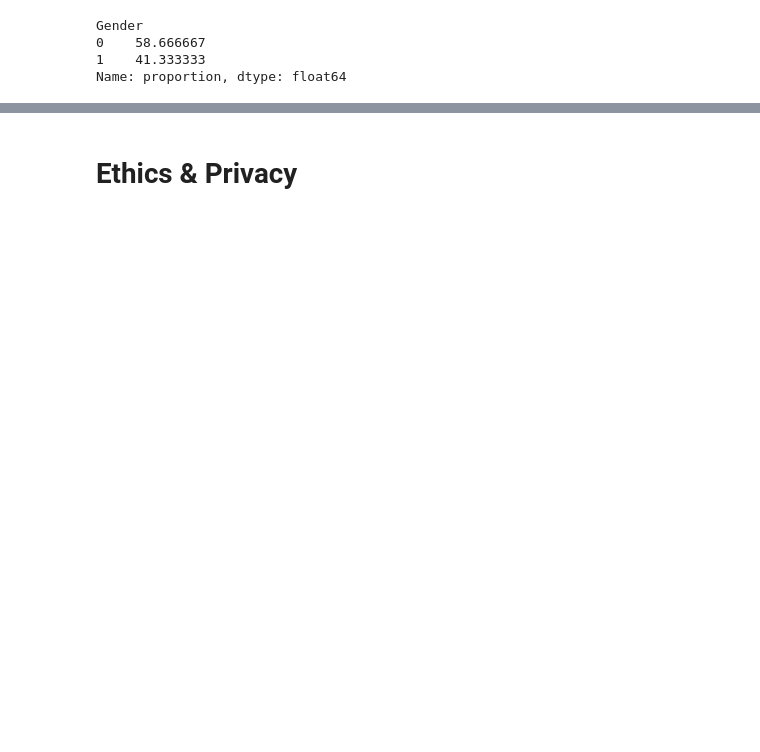
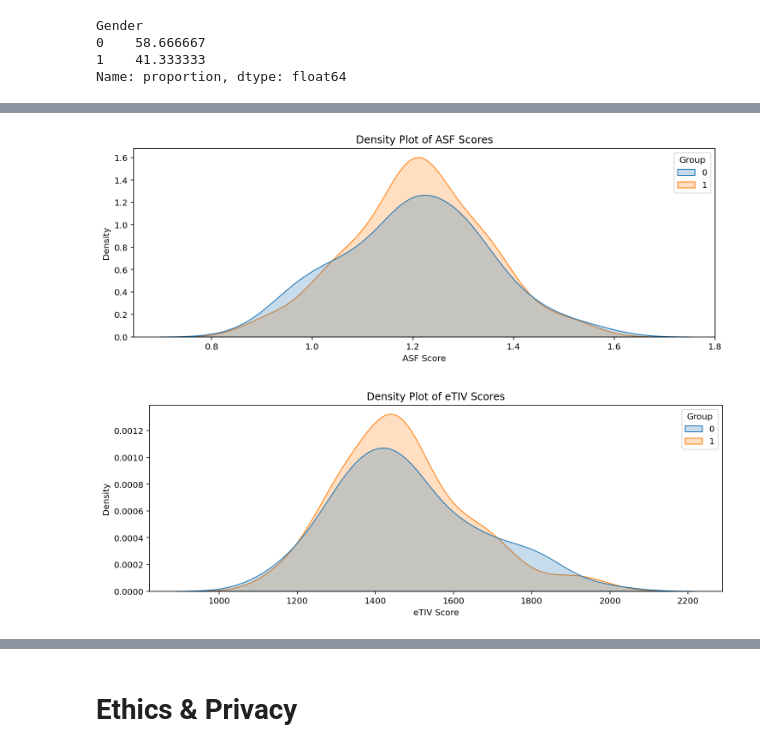
Before and after one commit to COGS108/Group141_WI24, a Jupyter notebook: EDACheckpoint_Group141_WI24.ipynb, the cells around one changed output, grey strips where cells are left out. Drawn from its saved outputs; the diff is of its cells as text; code cells hidden in the pictures; blank space fills up the shorter version.

```diff
--- a/EDACheckpoint_Group141_WI24.ipynb
+++ b/EDACheckpoint_Group141_WI24.ipynb
@@ -522,0 +528,19 @@ Some more words and stuff.  Remember notebooks work best if you interleave the c
+# %%
+plt.figure(figsize=(12, 4))
+sns.kdeplot(data=df, x='ASF', fill=True, hue='Group')
+plt.xlabel('ASF Score')
+plt.ylabel('Density')
+plt.title('Density Plot of ASF Scores')
+plt.xlabel('ASF Score')
+plt.ylabel('Density');
+
+plt.figure(figsize=(12, 4))
+sns.kdeplot(data=df, x='eTIV', fill=True, hue='Group')
+plt.xlabel('eTIV Score')
+plt.ylabel('Density')
+plt.title('Density Plot of eTIV Scores')
+plt.xlabel('eTIV Score')
+plt.ylabel('Density');
+# %% [output]
+[figure, added]
+[figure, added]
```
Also changed, not shown: parts of 45 cells of this notebook.
